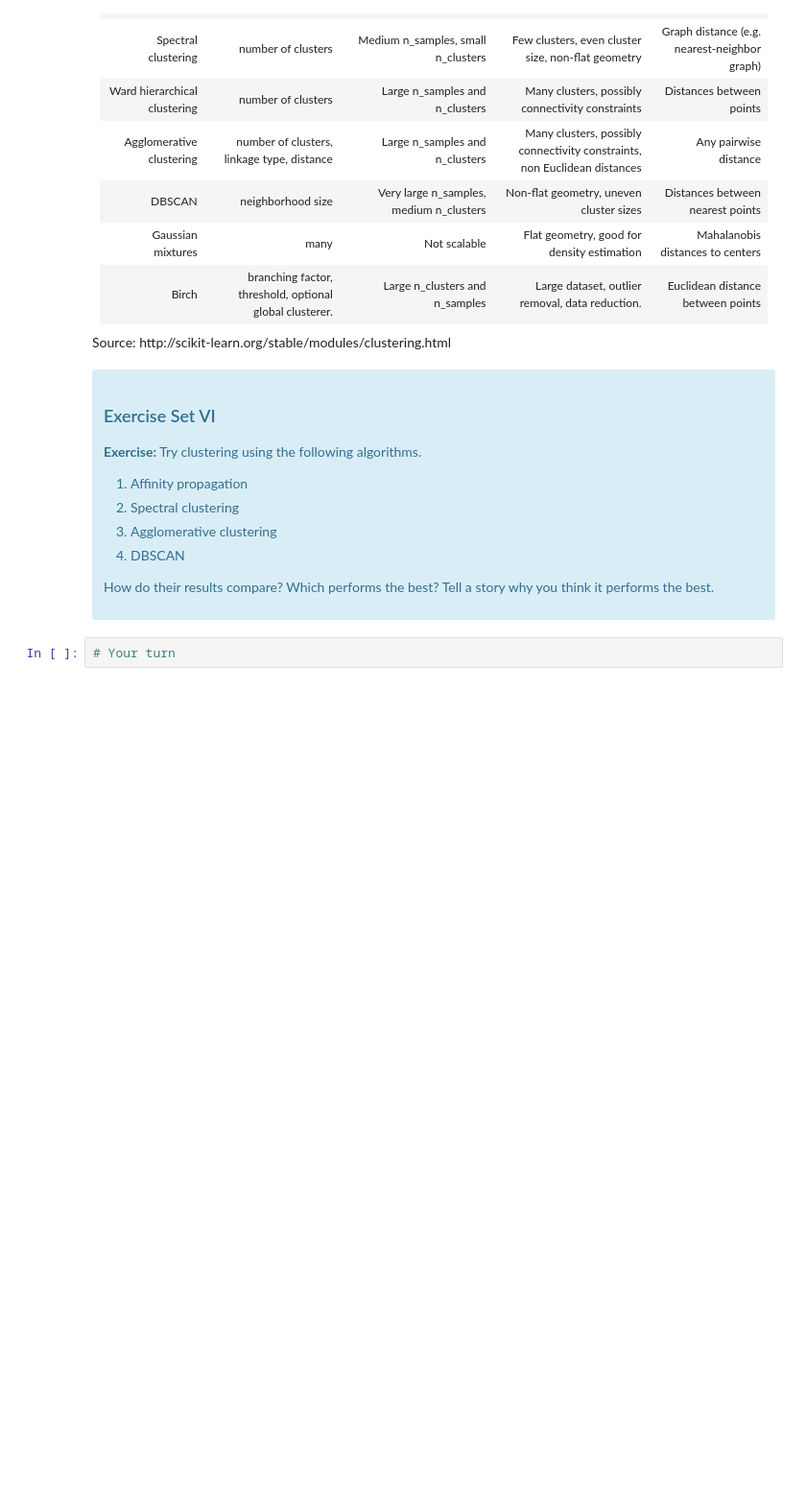
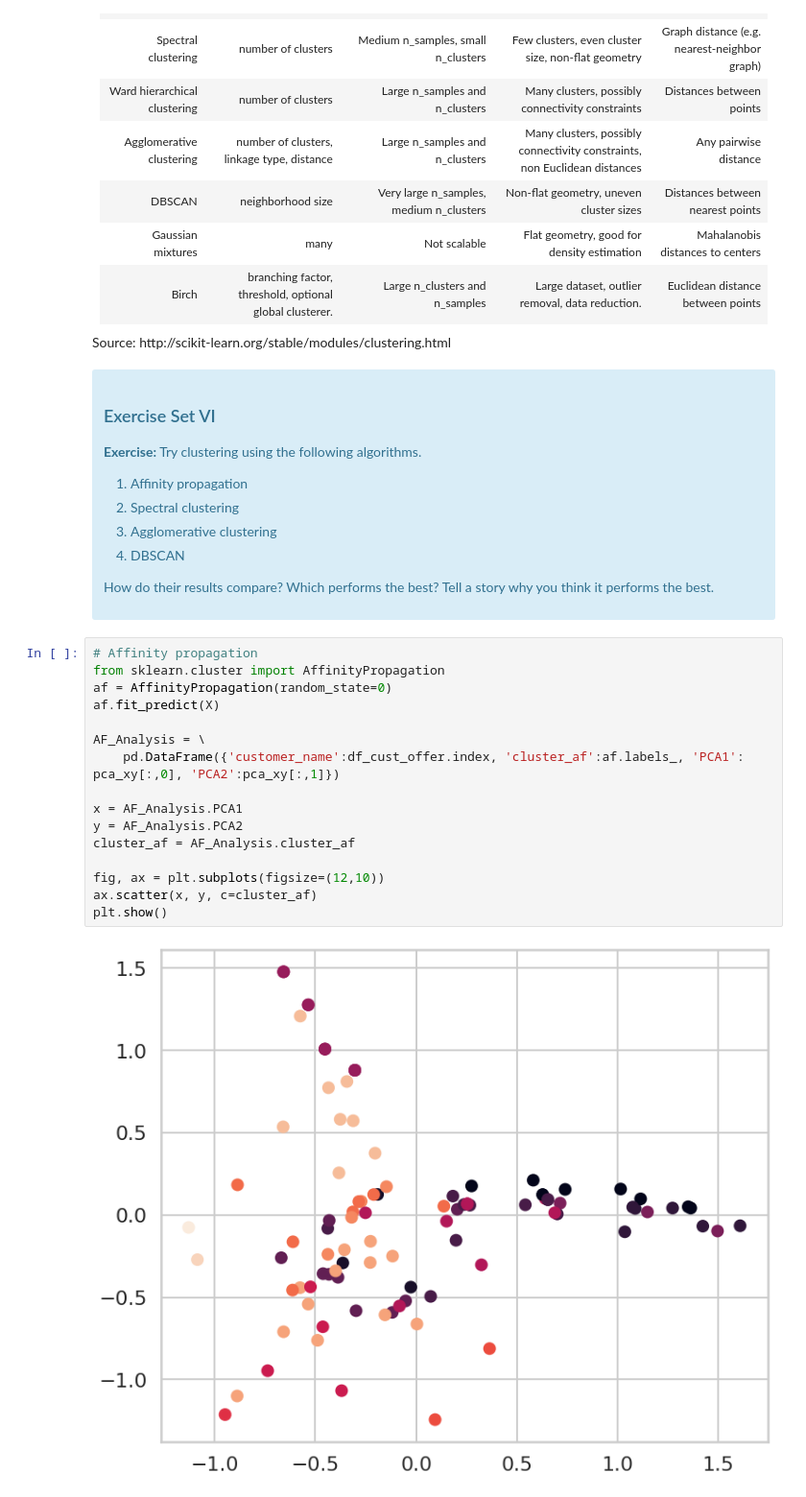
Before and after one commit to ChadDelany/Case_Study-Segmentation_using_Clustering, a Jupyter notebook: Clustering Case Study - Customer Segmentation with K-Means - Tier 3.ipynb, the cells around one changed output. Shown at 96% size. Drawn from its saved outputs; the diff is of its cells as text; blank space fills up the shorter version.

```diff
--- a/Clustering Case Study - Customer Segmentation with K-Means - Tier 3.ipynb
+++ b/Clustering Case Study - Customer Segmentation with K-Means - Tier 3.ipynb
@@ -633,5 +633,21 @@ Source: http://scikit-learn.org/stable/modules/clustering.html
 </ol>
 <p>How do their results compare? Which performs the best? Tell a story why you think it performs the best.</p>
 </div>
-# %%
-# Your turn
+# %%
+# Affinity propagation
+from sklearn.cluster import AffinityPropagation
+af = AffinityPropagation(random_state=0)
+af.fit_predict(X)
+
+AF_Analysis = \
+    pd.DataFrame({'customer_name':df_cust_offer.index, 'cluster_af':af.labels_, 'PCA1': pca_xy[:,0], 'PCA2':pca_xy[:,1]})
+
+x = AF_Analysis.PCA1
+y = AF_Analysis.PCA2
+cluster_af = AF_Analysis.cluster_af
+
+fig, ax = plt.subplots(figsize=(12,10))
+ax.scatter(x, y, c=cluster_af)
+plt.show()
+# %% [output]
+[figure, added]
```
Also changed, not shown: parts of 5 cells of this notebook.
